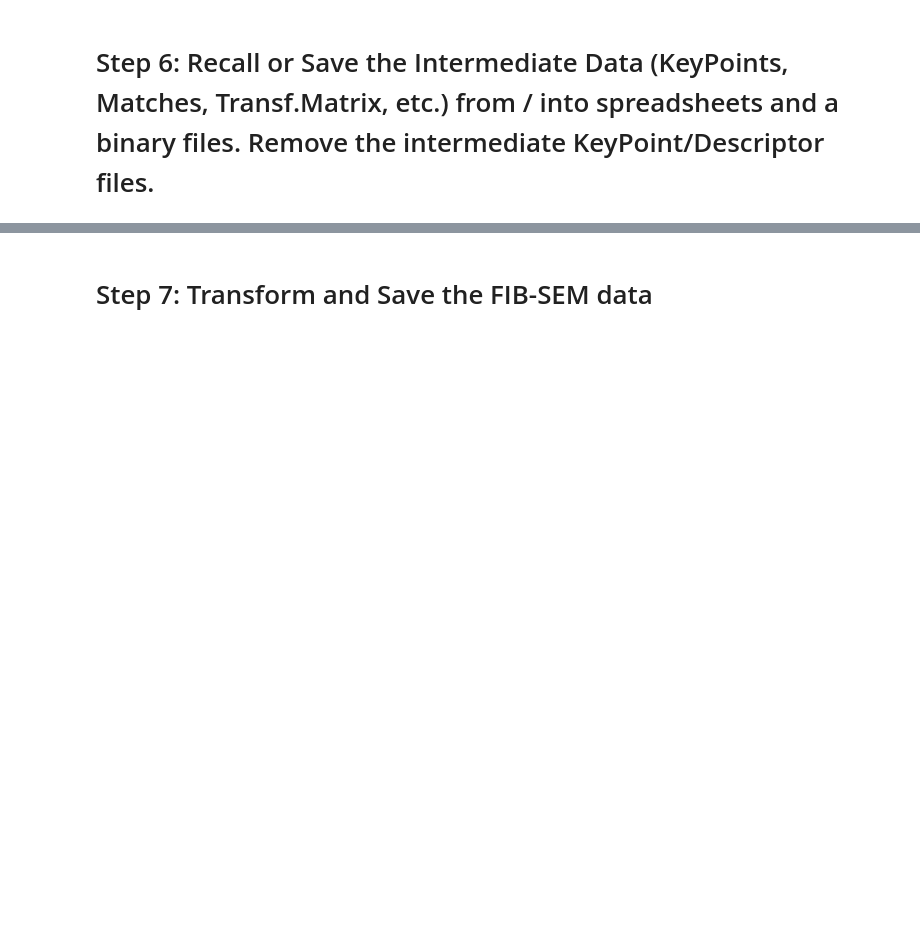
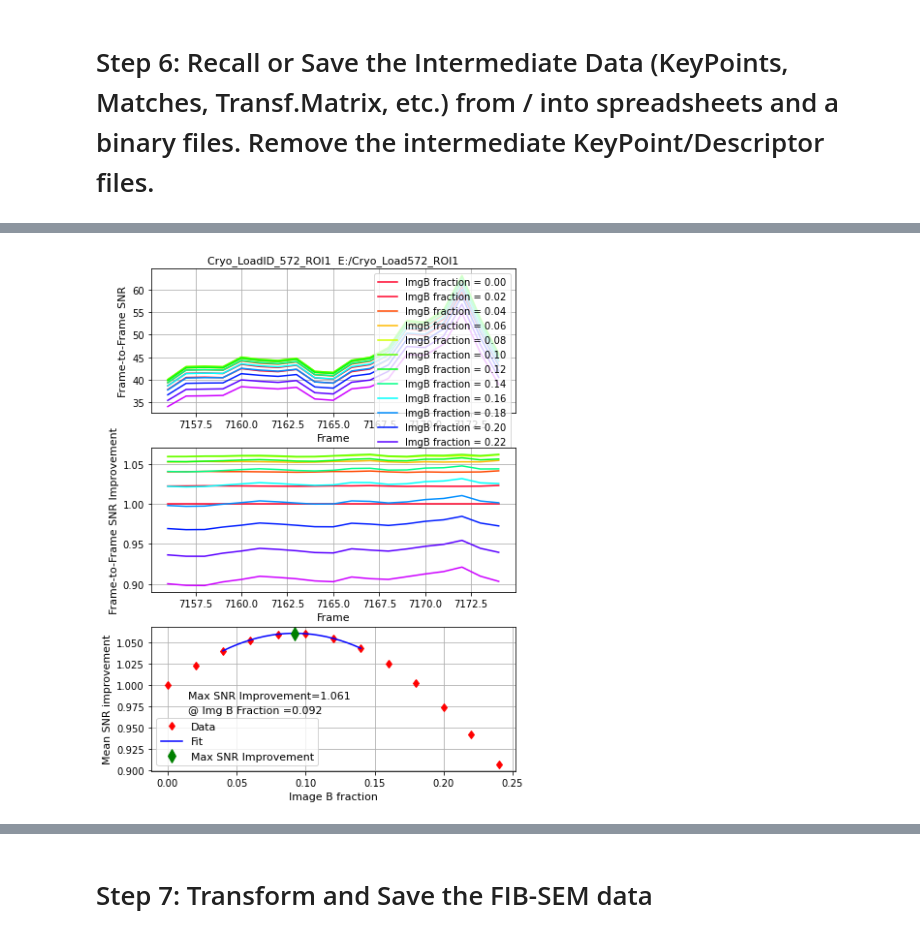
Before and after one commit to gleb-shtengel/FIB-SEM, a Jupyter notebook: Register_FIB-SEM_stack_DASK_v1.ipynb, the cells around one changed output, grey strips where cells are left out. Saved outputs shown, nothing was run; the diff lists cells and outputs as text; code cells hidden in the pictures; blank space fills up the shorter version.

```diff
--- a/Register_FIB-SEM_stack_DASK_v1.ipynb
+++ b/Register_FIB-SEM_stack_DASK_v1.ipynb
@@ -383,4 +370,6 @@ test_dataset.estimate_SNRs(frame_inds=[len(fls)//2], evaluation_box=evaluation_b
 # %%
 frame_inds = np.arange(20) + len(test_dataset.fls)//2
-ImgB_fractions = np.linspace(0, 0.1, 6)
+ImgB_fractions = np.linspace(0, 0.24, 13)
 ImgB_fr_optimal_mid = test_dataset.evaluate_ImgB_fractions(ImgB_fractions, frame_inds, evaluation_box=evaluation_box)
+# %% [output]
+[figure, added]
```
Also changed, not shown: parts of 19 cells of this notebook.
